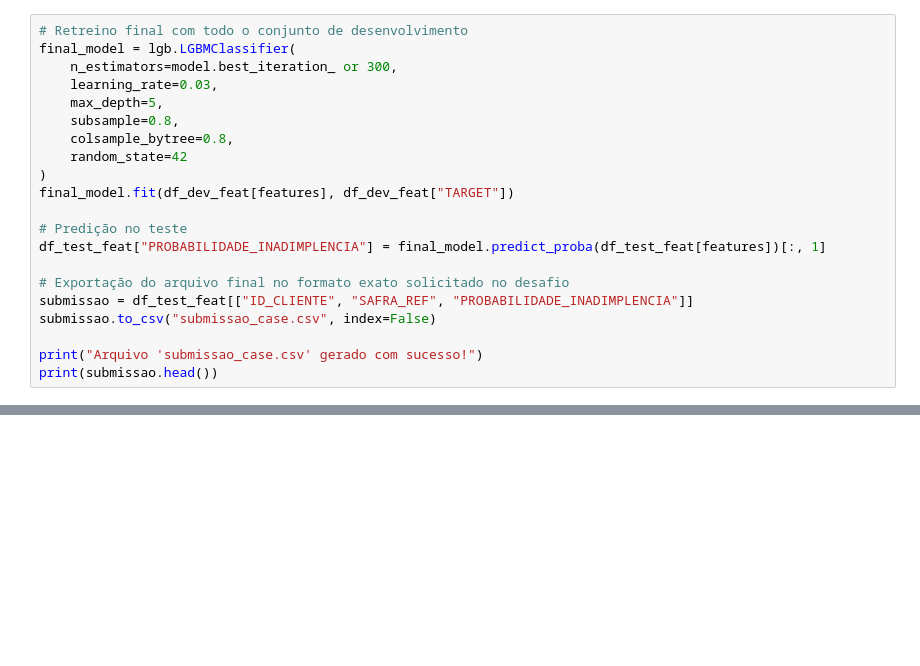
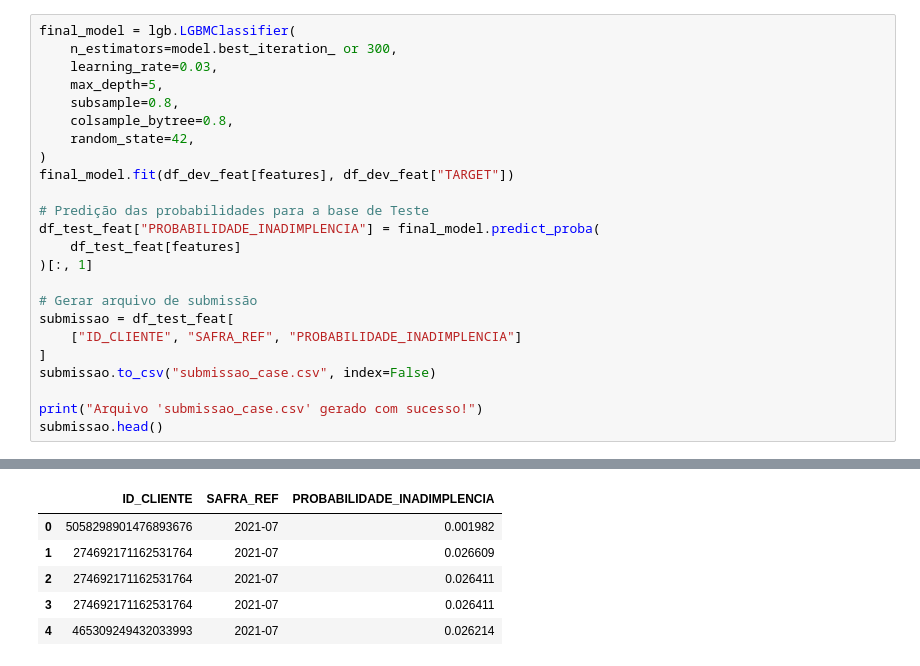
Before and after one commit to VilmarJNR/credit-risk-scoring-pipeline, a Jupyter notebook: notebooks/solucao_case.ipynb, the cells around one changed output, grey strips where cells are left out. Cells and saved outputs as stored; diff of their text form; blank space fills up the shorter version.

```diff
--- a/notebooks/solucao_case.ipynb
+++ b/notebooks/solucao_case.ipynb
@@ -167,23 +207,26 @@ Treinamos o modelo final utilizando 100% dos dados históricos de desenvolviment
 # %%
-# Retreino final com todo o conjunto de desenvolvimento
 final_model = lgb.LGBMClassifier(
     n_estimators=model.best_iteration_ or 300,
     learning_rate=0.03,
     max_depth=5,
     subsample=0.8,
     colsample_bytree=0.8,
-    random_state=42
+    random_state=42,
 )
 final_model.fit(df_dev_feat[features], df_dev_feat["TARGET"])
 
-# Predição no teste
-df_test_feat["PROBABILIDADE_INADIMPLENCIA"] = final_model.predict_proba(df_test_feat[features])[:, 1]
+# Predição das probabilidades para a base de Teste
+df_test_feat["PROBABILIDADE_INADIMPLENCIA"] = final_model.predict_proba(
+    df_test_feat[features]
+)[:, 1]
 
-# Exportação do arquivo final no formato exato solicitado no desafio
-submissao = df_test_feat[["ID_CLIENTE", "SAFRA_REF", "PROBABILIDADE_INADIMPLENCIA"]]
+# Gerar arquivo de submissão
+submissao = df_test_feat[
+    ["ID_CLIENTE", "SAFRA_REF", "PROBABILIDADE_INADIMPLENCIA"]
+]
 submissao.to_csv("submissao_case.csv", index=False)
 
 print("Arquivo 'submissao_case.csv' gerado com sucesso!")
-print(submissao.head())
+submissao.head()
 # %% [output]
 [LightGBM] [Info] Number of positive: 5436, number of negative: 71978
@@ -205,0 +249,6 @@ And if memory is not enough, you can set `force_col_wise=true`.
+|  | ID_CLIENTE | SAFRA_REF | PROBABILIDADE_INADIMPLENCIA |
+| 0 | 5058298901476893676 | 2021-07 | 0.001982 |
+| 1 | 274692171162531764 | 2021-07 | 0.026609 |
+| 2 | 274692171162531764 | 2021-07 | 0.026411 |
+| 3 | 274692171162531764 | 2021-07 | 0.026411 |
+| 4 | 465309249432033993 | 2021-07 | 0.026214 |
```
Also changed, not shown: parts of 21 cells of this notebook.
